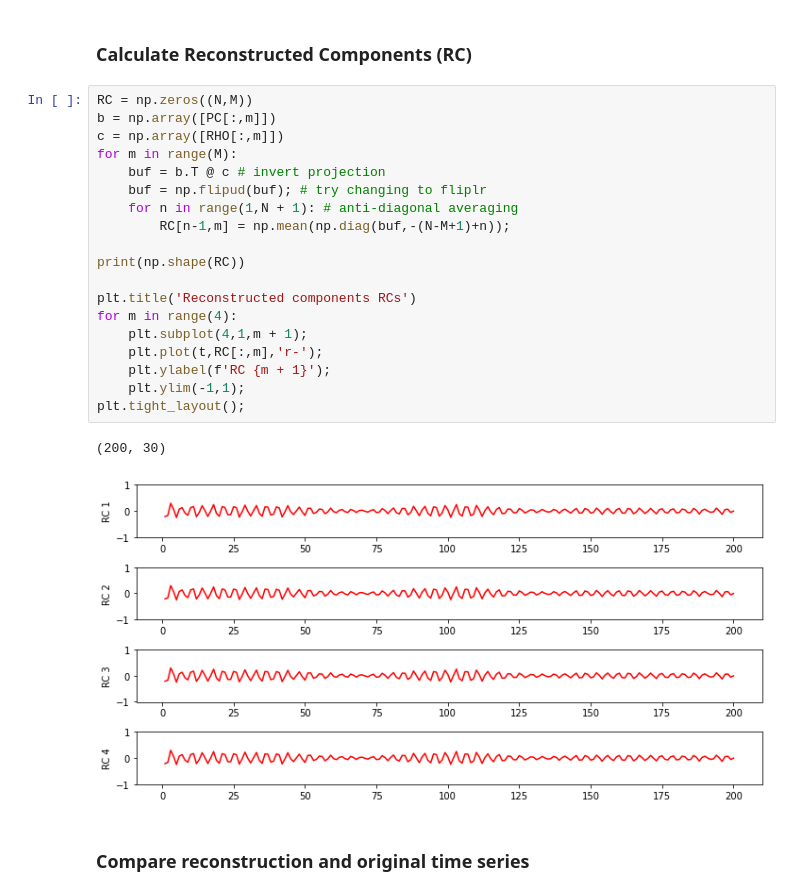
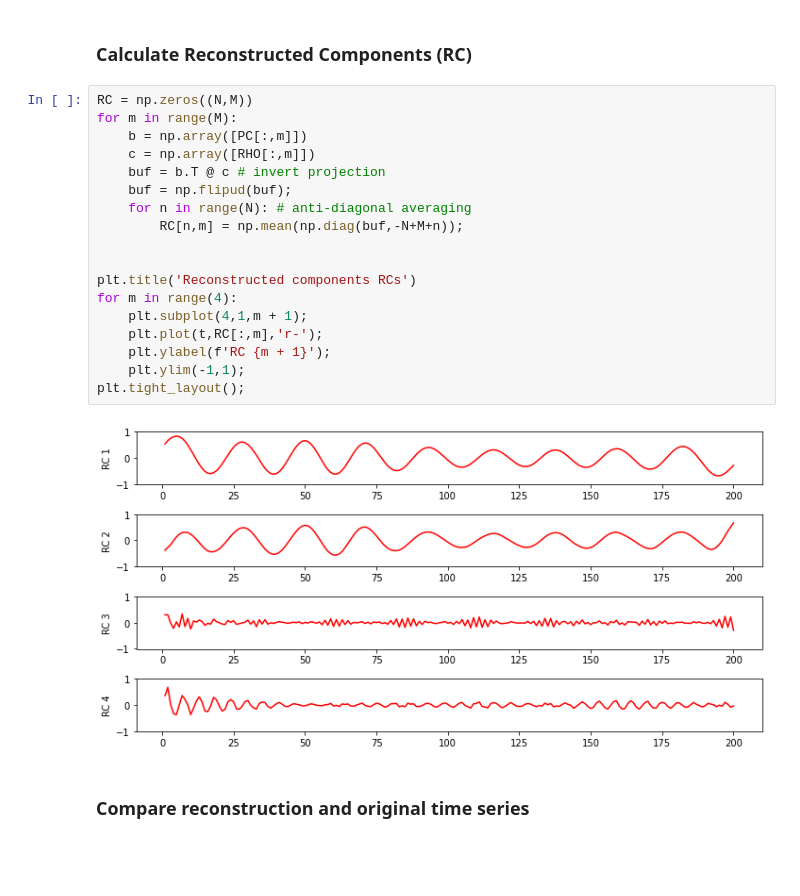
Before and after one commit to Saikat299792458/EE4000, a Jupyter notebook: SSA.ipynb, the cells around one changed output. Saved outputs shown, nothing was run; the diff lists cells and outputs as text; blank space fills up the shorter version.

```diff
--- a/SSA.ipynb
+++ b/SSA.ipynb
@@ -93,26 +93,24 @@ plt.tight_layout()
 ### Calculate Reconstructed Components (RC)
 # %%
 RC = np.zeros((N,M))
-b = np.array([PC[:,m]])
-c = np.array([RHO[:,m]])
 for m in range(M):
+    b = np.array([PC[:,m]])
+    c = np.array([RHO[:,m]])
     buf = b.T @ c # invert projection
-    buf = np.flipud(buf); # try changing to fliplr
-    for n in range(1,N + 1): # anti-diagonal averaging
-        RC[n-1,m] = np.mean(np.diag(buf,-(N-M+1)+n));
+    buf = np.flipud(buf);
+    for n in range(N): # anti-diagonal averaging
+        RC[n,m] = np.mean(np.diag(buf,-N+M+n));
 
-print(np.shape(RC))
 
 plt.title('Reconstructed components RCs')
 for m in range(4):
     plt.subplot(4,1,m + 1);
     plt.plot(t,RC[:,m],'r-');
     plt.ylabel(f'RC {m + 1}');
     plt.ylim(-1,1);
 plt.tight_layout();
 # %% [output]
-(200, 30)
-[figure, old version]
+[figure, new version]
 # %% [markdown]
 ### Compare reconstruction and original time series
 # %%
```
Also changed, not shown: parts of 6 cells of this notebook.
